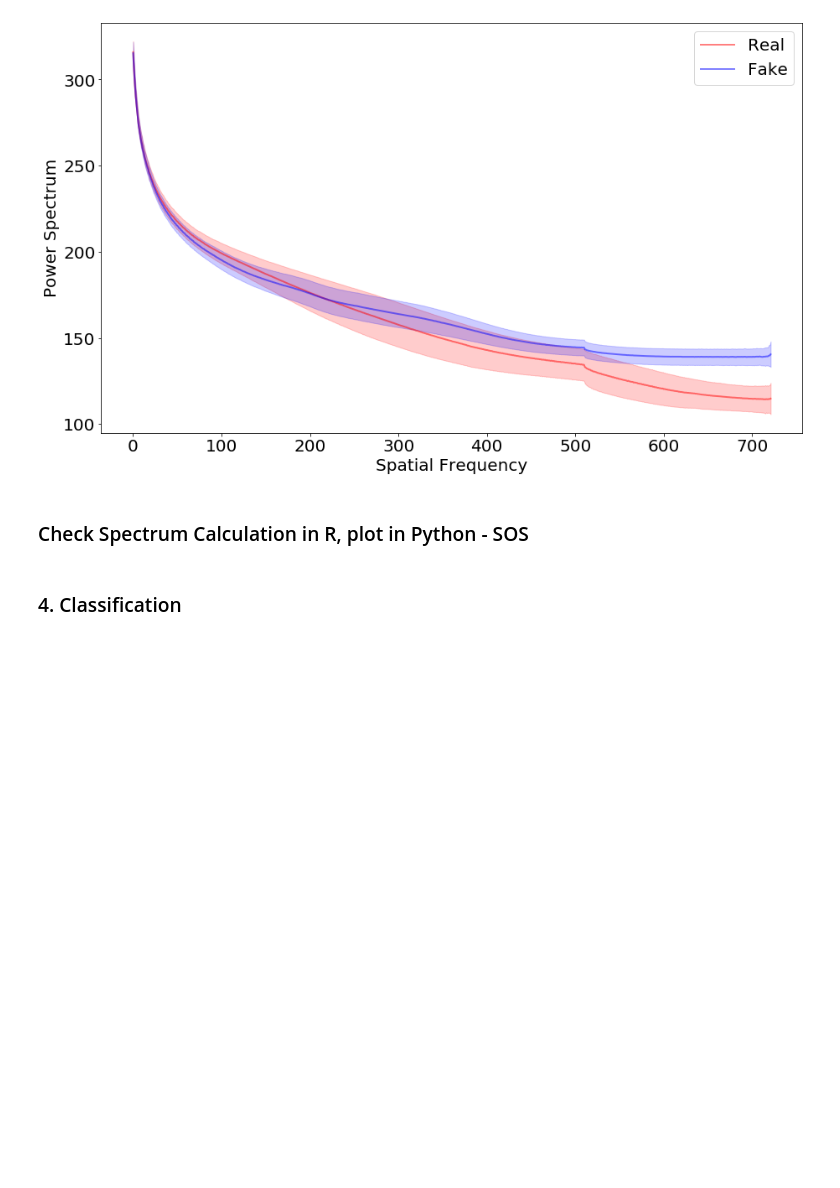
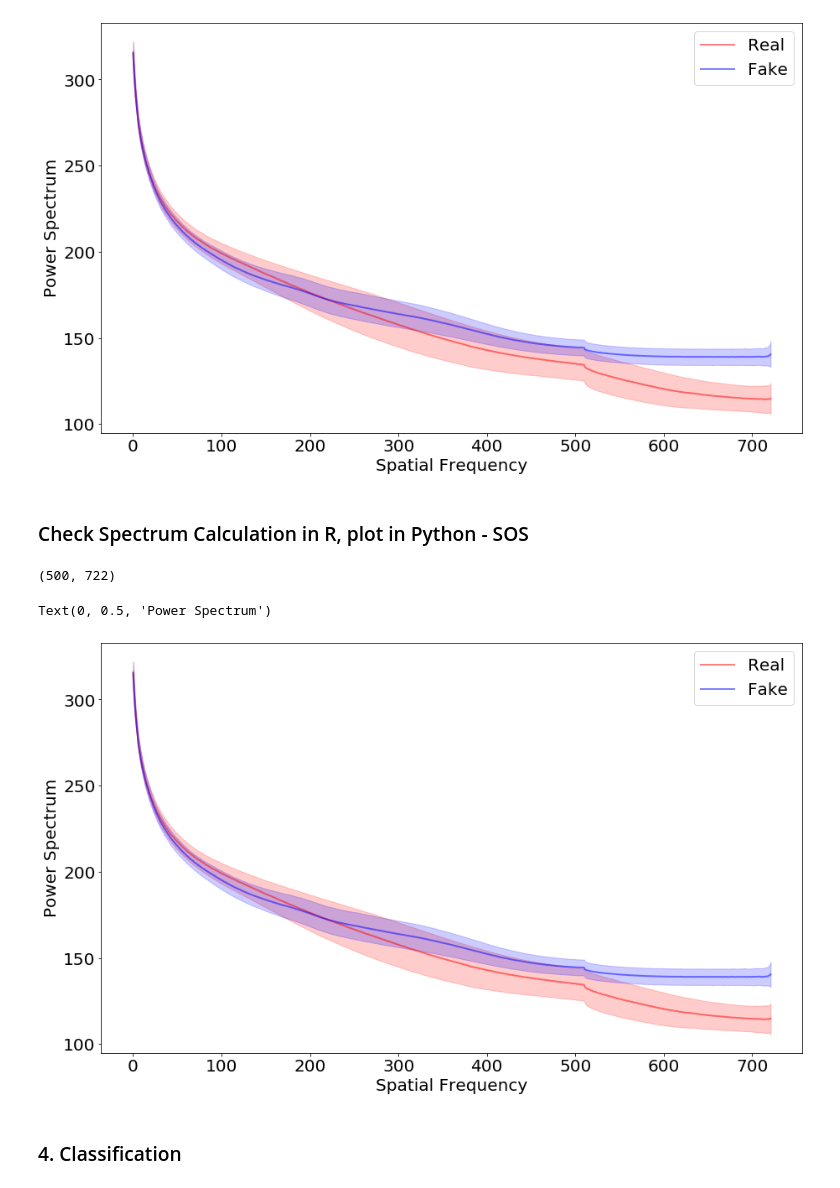
Before and after one commit to dimitarmileski/Unmasking-DeepFakes-with-simple-Features-JupyterBook, a Jupyter notebook: content/03/Experiments_Faces-HQ/Faces-HQ.ipynb, the cells around one changed output. Cells and saved outputs as stored; diff of their text form; code cells hidden in the pictures; blank space fills up the shorter version.

```diff
--- a/content/03/Experiments_Faces-HQ/Faces-HQ.ipynb
+++ b/content/03/Experiments_Faces-HQ/Faces-HQ.ipynb
@@ -177,6 +179,10 @@ for x in range(X.shape[0]):
     elif y[x]==1:
         psd1D_org_1[cont_1,:] = X[x,:]
         cont_1+=1
+# %%
+psd1D_org_0.shape
+# %% [output]
+(500, 722)
 # %%
 %use R
 %get num_feat --from Python3
@@ -188,34 +194,36 @@ for x in range(X.shape[0]):
 %get psd1D_org_1_std --from Python3
 
 for (x in (0:num_feat)){
-    psd1D_org_0_mean[x] = mean(psd1D_org_0[(0:1000),x])
-    psd1D_org_0_std[x] = sd(psd1D_org_0[(0:1000),x])
-    psd1D_org_1_mean[x] = mean(psd1D_org_1[(0:1000),x])
-    psd1D_org_1_std[x] = sd(psd1D_org_1[(0:1000),x])
+    psd1D_org_0_mean[x] = mean(psd1D_org_0[(0:500),x])
+    psd1D_org_0_std[x] = sd(psd1D_org_0[(0:500),x])
+    psd1D_org_1_mean[x] = mean(psd1D_org_1[(0:500),x])
+    psd1D_org_1_std[x] = sd(psd1D_org_1[(0:500),x])
 }
 # %%
 %get num_feat --from R
 %get psd1D_org_0 --from R
 %get psd1D_org_1 --from R
 %get psd1D_org_0_mean --from R
 %get psd1D_org_0_std --from R
 %get psd1D_org_1_mean --from R
 %get psd1D_org_1_std --from R
 
 # Plot
 x = np.arange(0, num_feat, 1)
 fig, ax = plt.subplots(figsize=(15, 9))
-ax.plot(x, psd1D_org_0_mean, alpha=0.5, color='red', label='Fake', linewidth =2.0)
+ax.plot(x, psd1D_org_0_mean, alpha=0.5, color='red', label='Real', linewidth =2.0)
 ax.fill_between(x, psd1D_org_0_mean - psd1D_org_0_std, psd1D_org_0_mean + psd1D_org_0_std, color='red', alpha=0.2)
-ax.plot(x, psd1D_org_1_mean, alpha=0.5, color='blue', label='Real', linewidth =2.0)
+ax.plot(x, psd1D_org_1_mean, alpha=0.5, color='blue', label='Fake', linewidth =2.0)
 ax.fill_between(x, psd1D_org_1_mean - psd1D_org_1_std, psd1D_org_1_mean + psd1D_org_1_std, color='blue', alpha=0.2)
-
+ax.legend()
 plt.tick_params(axis='x', labelsize=20)
 plt.tick_params(axis='y', labelsize=20)
 ax.legend(loc='best', prop={'size': 20})
 plt.xlabel("Spatial Frequency", fontsize=20)
 plt.ylabel("Power Spectrum", fontsize=20)
-#plt.savefig('1000_celeba.png', bbox_inches='tight')
+# %% [output]
+Text(0, 0.5, 'Power Spectrum')
+[figure, added]
 # %% [markdown]
 ### 4. Classification
 # %% [markdown]
```
Also changed, not shown: parts of 1 cell of this notebook, 14 other files.
